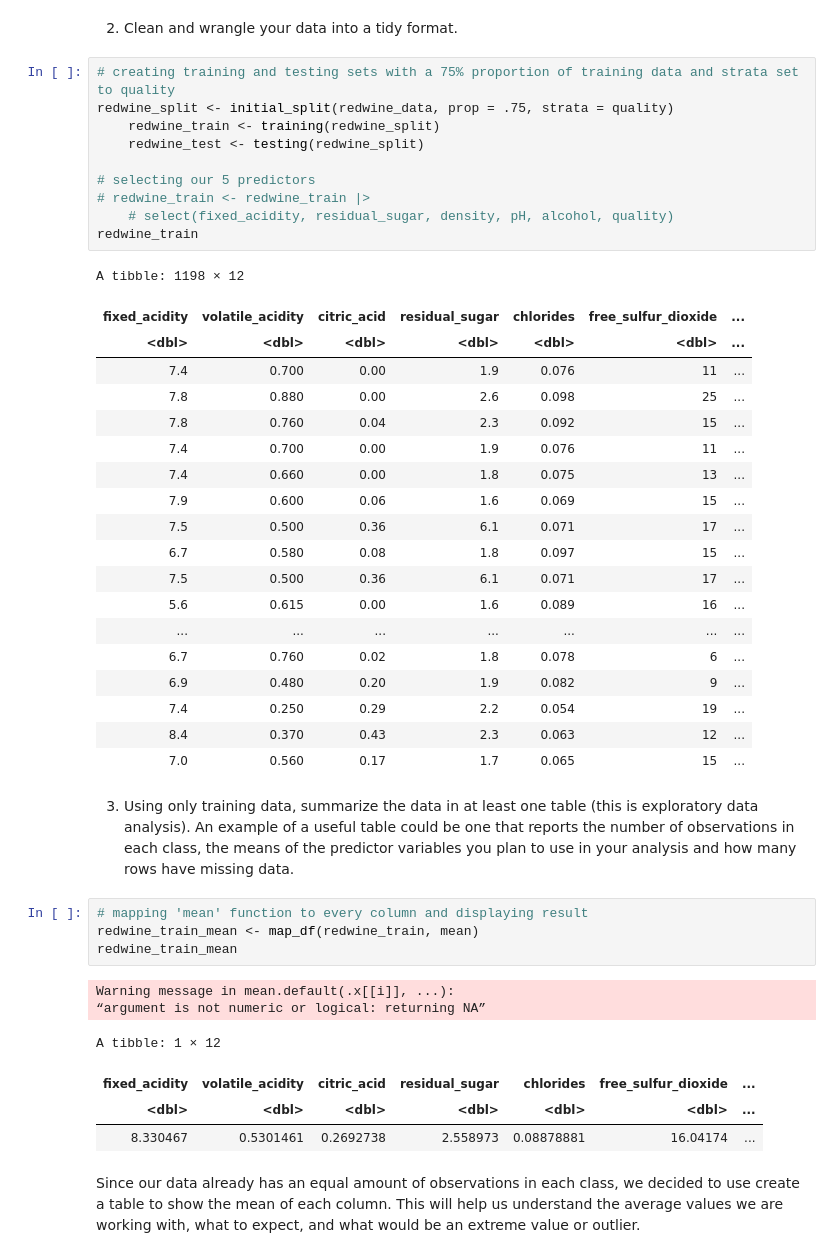
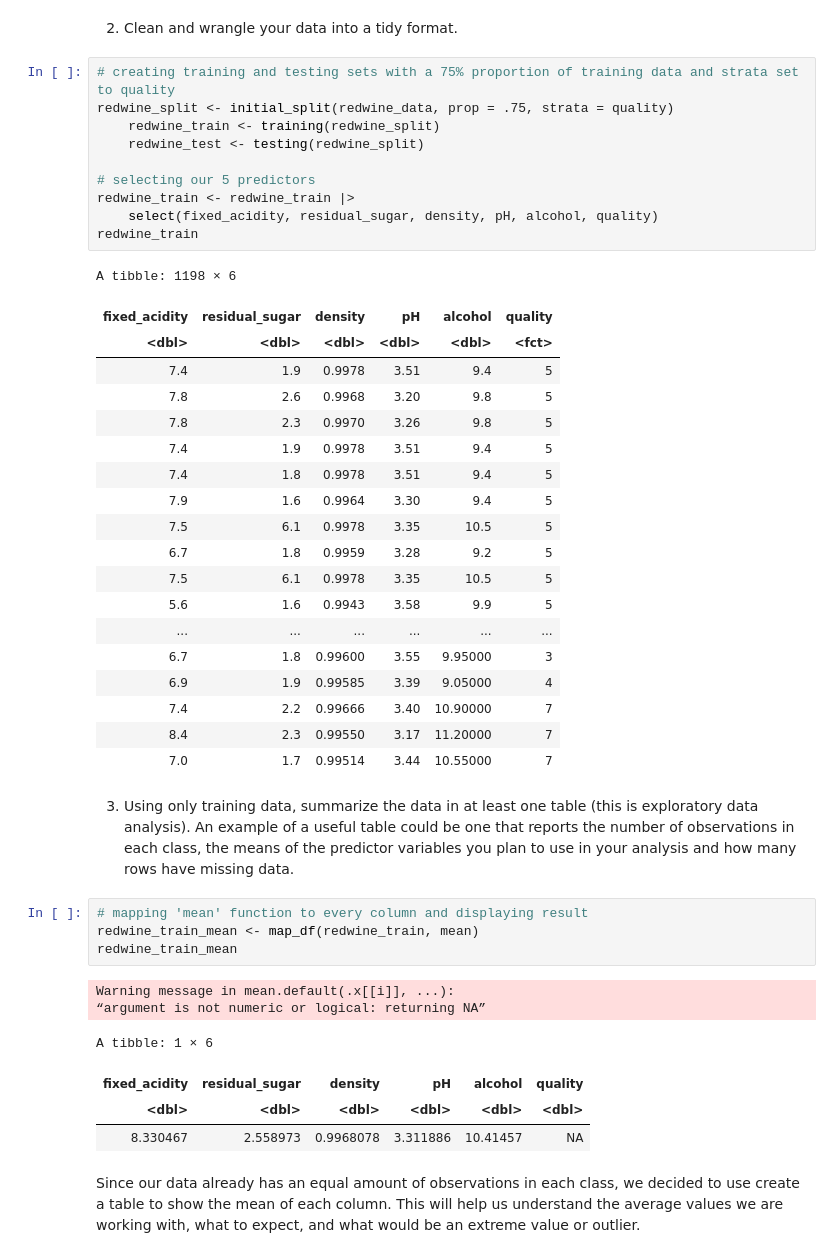
Before and after one commit to farazht/classifying-red-wine-quality, a Jupyter notebook: Group Report.ipynb, the cells around one changed output. Saved outputs shown, nothing was run; the diff lists cells and outputs as text.

```diff
--- a/Group Report.ipynb
+++ b/Group Report.ipynb
@@ -102,33 +84,33 @@ A tibble: 1599 × 12
 # %%
 # creating training and testing sets with a 75% proportion of training data and strata set to quality
 redwine_split <- initial_split(redwine_data, prop = .75, strata = quality)
     redwine_train <- training(redwine_split)
     redwine_test <- testing(redwine_split)
 
 # selecting our 5 predictors
-# redwine_train <- redwine_train |>
-    # select(fixed_acidity, residual_sugar, density, pH, alcohol, quality)
+redwine_train <- redwine_train |>
+    select(fixed_acidity, residual_sugar, density, pH, alcohol, quality)
 redwine_train
 # %% [output]
-A tibble: 1198 × 12
+A tibble: 1198 × 6
-| fixed_acidity | volatile_acidity | citric_acid | residual_sugar | chlorides | free_sulfur_dioxide | ... |
-| <dbl> | <dbl> | <dbl> | <dbl> | <dbl> | <dbl> | ... |
-| 7.4 | 0.700 | 0.00 | 1.9 | 0.076 | 11 | ... |
-| 7.8 | 0.880 | 0.00 | 2.6 | 0.098 | 25 | ... |
-| 7.8 | 0.760 | 0.04 | 2.3 | 0.092 | 15 | ... |
-| 7.4 | 0.700 | 0.00 | 1.9 | 0.076 | 11 | ... |
-| 7.4 | 0.660 | 0.00 | 1.8 | 0.075 | 13 | ... |
-| 7.9 | 0.600 | 0.06 | 1.6 | 0.069 | 15 | ... |
-| 7.5 | 0.500 | 0.36 | 6.1 | 0.071 | 17 | ... |
-| 6.7 | 0.580 | 0.08 | 1.8 | 0.097 | 15 | ... |
-| 7.5 | 0.500 | 0.36 | 6.1 | 0.071 | 17 | ... |
-| 5.6 | 0.615 | 0.00 | 1.6 | 0.089 | 16 | ... |
-| ... | ... | ... | ... | ... | ... | ... |
-| 6.7 | 0.760 | 0.02 | 1.8 | 0.078 | 6 | ... |
-| 6.9 | 0.480 | 0.20 | 1.9 | 0.082 | 9 | ... |
-| 7.4 | 0.250 | 0.29 | 2.2 | 0.054 | 19 | ... |
-| 8.4 | 0.370 | 0.43 | 2.3 | 0.063 | 12 | ... |
-| 7.0 | 0.560 | 0.17 | 1.7 | 0.065 | 15 | ... |
+| fixed_acidity | residual_sugar | density | pH | alcohol | quality |
+| <dbl> | <dbl> | <dbl> | <dbl> | <dbl> | <fct> |
+| 7.4 | 1.9 | 0.9978 | 3.51 | 9.4 | 5 |
+| 7.8 | 2.6 | 0.9968 | 3.20 | 9.8 | 5 |
+| 7.8 | 2.3 | 0.9970 | 3.26 | 9.8 | 5 |
+| 7.4 | 1.9 | 0.9978 | 3.51 | 9.4 | 5 |
+| 7.4 | 1.8 | 0.9978 | 3.51 | 9.4 | 5 |
+| 7.9 | 1.6 | 0.9964 | 3.30 | 9.4 | 5 |
+| 7.5 | 6.1 | 0.9978 | 3.35 | 10.5 | 5 |
+| 6.7 | 1.8 | 0.9959 | 3.28 | 9.2 | 5 |
+| 7.5 | 6.1 | 0.9978 | 3.35 | 10.5 | 5 |
+| 5.6 | 1.6 | 0.9943 | 3.58 | 9.9 | 5 |
+| ... | ... | ... | ... | ... | ... |
+| 6.7 | 1.8 | 0.99600 | 3.55 | 9.95000 | 3 |
+| 6.9 | 1.9 | 0.99585 | 3.39 | 9.05000 | 4 |
+| 7.4 | 2.2 | 0.99666 | 3.40 | 10.90000 | 7 |
+| 8.4 | 2.3 | 0.99550 | 3.17 | 11.20000 | 7 |
+| 7.0 | 1.7 | 0.99514 | 3.44 | 10.55000 | 7 |
 # %% [markdown]
 3. Using only training data, summarize the data in at least one table (this is exploratory data analysis). An example of a useful table could be one that reports the number of observations in each class, the means of the predictor variables you plan to use in your analysis and how many rows have missing data.
 # %%
@@ -138,10 +120,10 @@ redwine_train_mean
 # %% [output]
 Warning message in mean.default(.x[[i]], ...):
 “argument is not numeric or logical: returning NA”
-A tibble: 1 × 12
+A tibble: 1 × 6
-| fixed_acidity | volatile_acidity | citric_acid | residual_sugar | chlorides | free_sulfur_dioxide | ... |
-| <dbl> | <dbl> | <dbl> | <dbl> | <dbl> | <dbl> | ... |
-| 8.330467 | 0.5301461 | 0.2692738 | 2.558973 | 0.08878881 | 16.04174 | ... |
+| fixed_acidity | residual_sugar | density | pH | alcohol | quality |
+| <dbl> | <dbl> | <dbl> | <dbl> | <dbl> | <dbl> |
+| 8.330467 | 2.558973 | 0.9968078 | 3.311886 | 10.41457 | NA |
 # %% [markdown]
 Since our data already has an equal amount of observations in each class, we decided to use create a table to show the mean of each column. This will help us understand the average values we are working with, what to expect, and what would be an extreme value or outlier.
 # %% [markdown]
```
Also changed, not shown: parts of 5 cells of this notebook.
